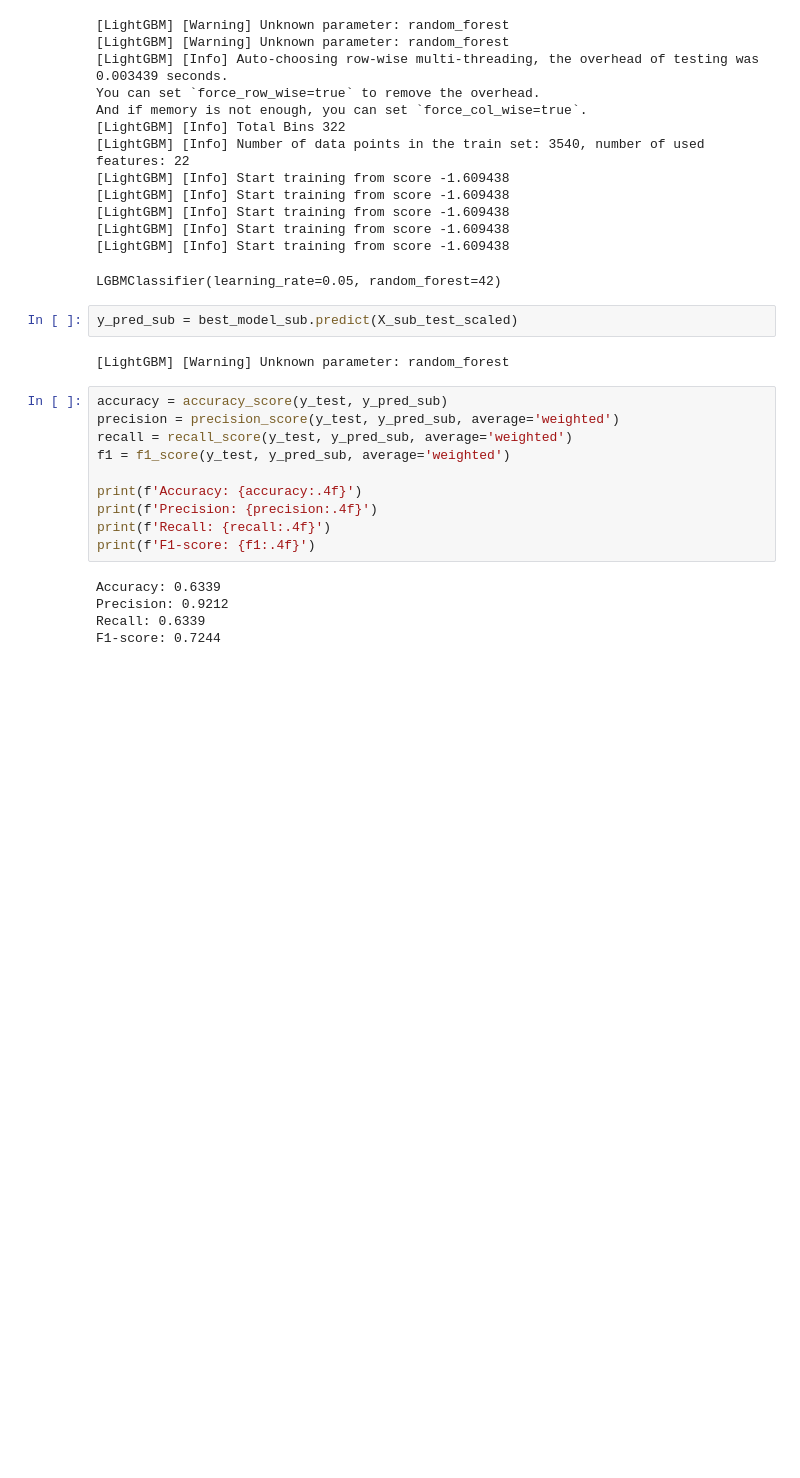
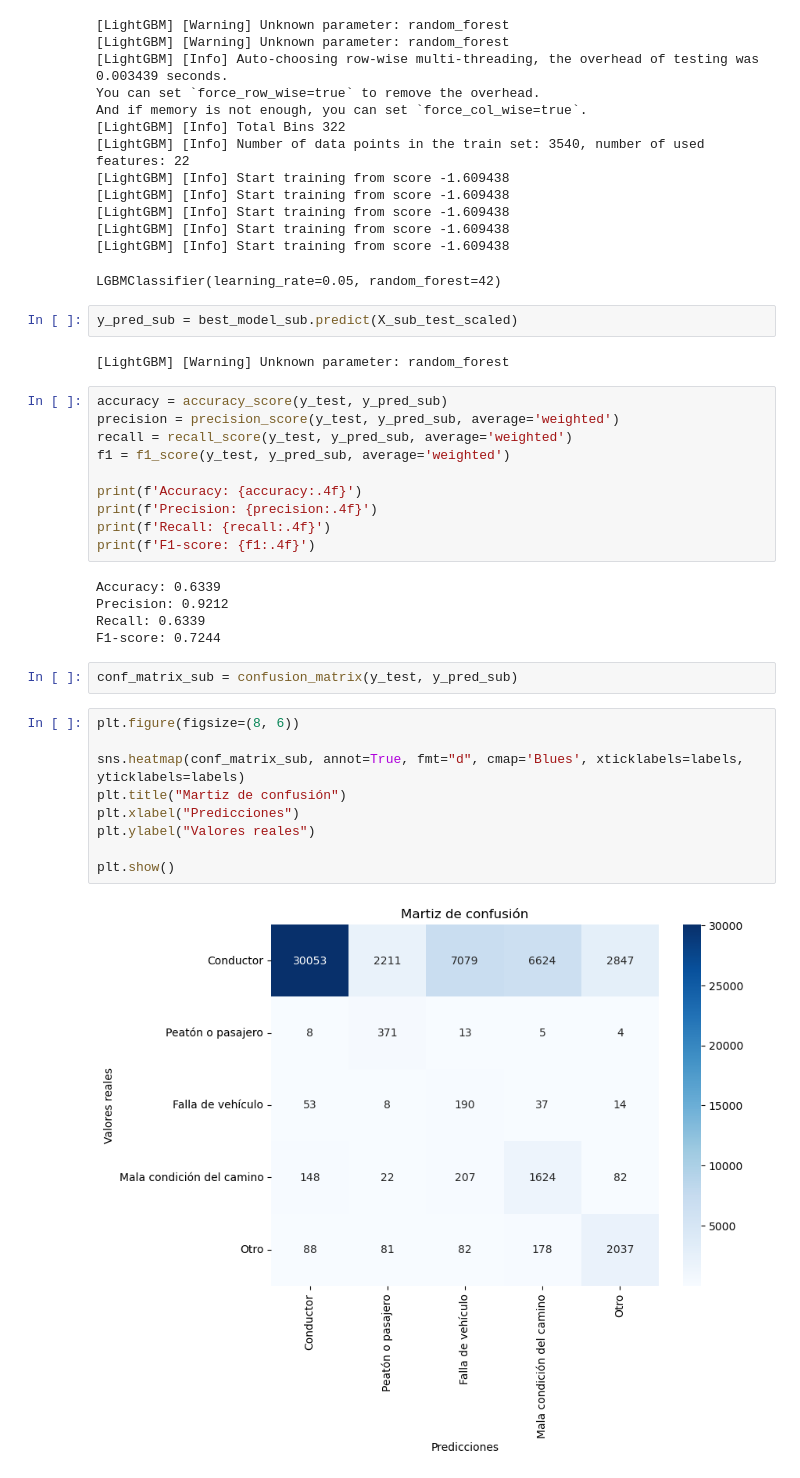
Before and after one commit to XbraYx/IA-para-deteccion-de-accidentes-de-trafico, a Jupyter notebook: notebooks/04_2_modeling.ipynb, the cells around one changed output. Cells and saved outputs as stored; diff of their text form; blank space fills up the shorter version.

```diff
--- a/notebooks/04_2_modeling.ipynb
+++ b/notebooks/04_2_modeling.ipynb
@@ -571,3 +598,16 @@ Accuracy: 0.6339
 Precision: 0.9212
 Recall: 0.6339
 F1-score: 0.7244
+# %%
+conf_matrix_sub = confusion_matrix(y_test, y_pred_sub)
+# %%
+plt.figure(figsize=(8, 6))
+
+sns.heatmap(conf_matrix_sub, annot=True, fmt="d", cmap='Blues', xticklabels=labels, yticklabels=labels)
+plt.title("Martiz de confusión")
+plt.xlabel("Predicciones")
+plt.ylabel("Valores reales")
+
+plt.show()
+# %% [output]
+[figure, added]
```
Also changed, not shown: parts of 3 cells of this notebook, 3 other files.
